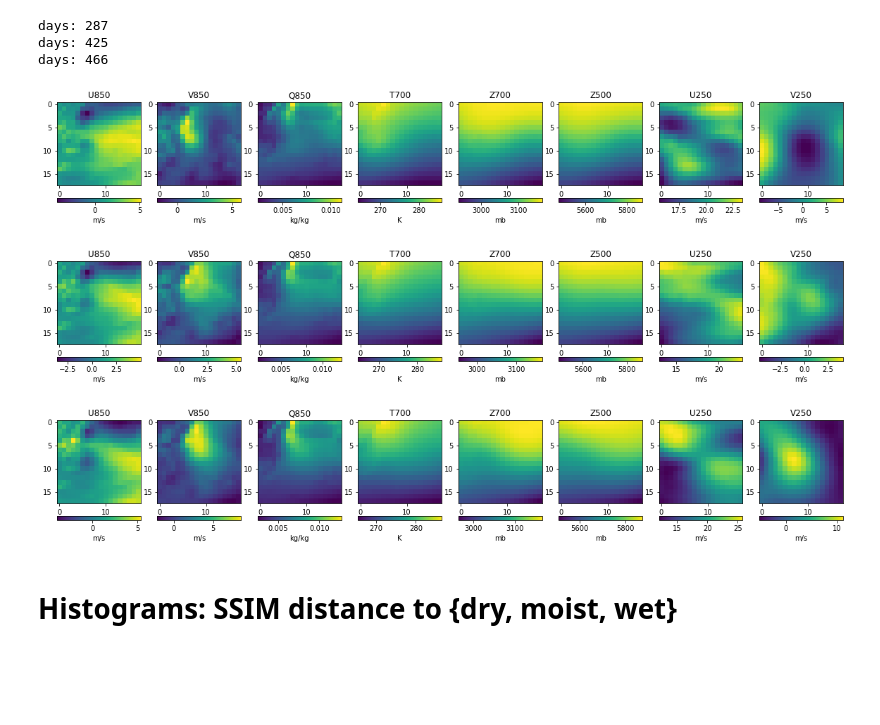
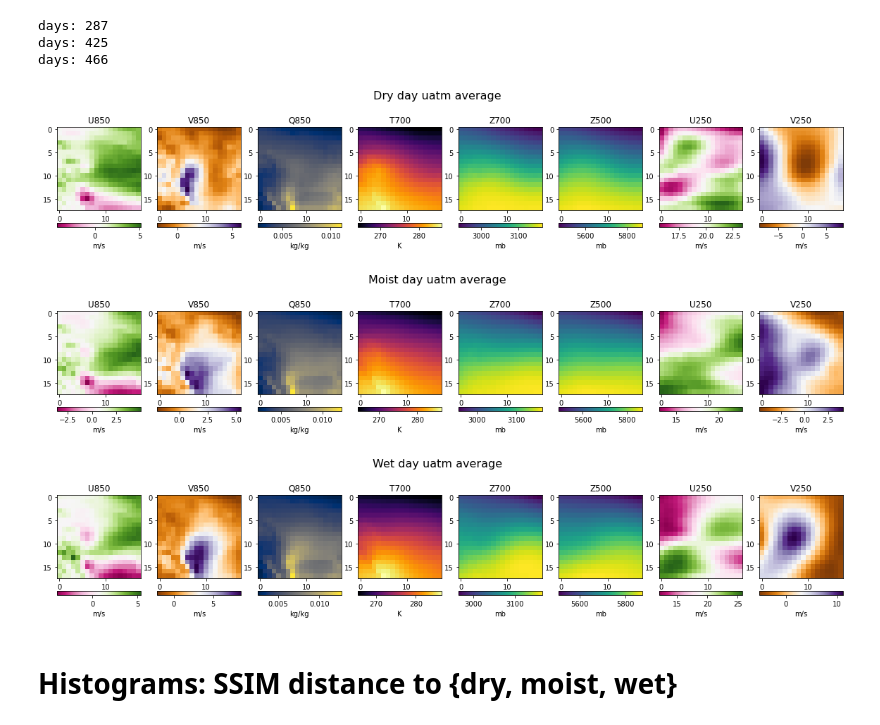
Before and after one commit to NCAR/ml-sm-dk-hf, a Jupyter notebook: notebooks/ssim_uatm_3classes.ipynb, the cells around one changed output. Cells and saved outputs as stored; diff of their text form; code cells hidden in the pictures; blank space fills up the shorter version.

Commit message:
Technicolor uverhaul of SSIM notebook w/ False positives graphs

```diff
--- a/notebooks/ssim_uatm_3classes.ipynb
+++ b/notebooks/ssim_uatm_3classes.ipynb
@@ -93,17 +93,21 @@ def plot_gridmet1234(ii):
     dv3[ii].plot(ax=ax3)
     dv4[ii].plot(ax=ax4)
 
-# plot average rain inputs
-def plot_8v(isample):
+def plot_8v_autoscale(isample, modelname):
     varmames = ['U850', 'V850', 'Q850', 'T700', 'Z700', 'Z500', 'U250', 'V250']
     units = ['m/s', 'm/s', 'kg/kg', 'K', 'mb', 'mb', 'm/s', 'm/s']
+    cmaps = ['PiYG', 'PuOr', 'cividis', 'inferno', 'viridis', 'viridis', 'PiYG', 'PuOr']
+
     fig, axarr = plt.subplots(1, 8, figsize = (20,20))
     for ii in range(8):
-        plot = axarr[ii].imshow(isample[ii][::-1])
+        #axarr[ii].set_title("Subplot row", fontsize=16)
+        plot = axarr[ii].imshow(isample[ii][::-1,:], cmap=cmaps[ii])
         cbar = fig.colorbar(plot, ax=axarr[ii], orientation="horizontal", fraction=0.046, pad=0.016)
         cbar.set_label(units[ii])
         axarr[ii].set_title(varmames[ii])
+    plt.suptitle(modelname, y=0.29, fontsize=16)
     plt.show()
+
 
 # plot_gridmet1234(1132)
 # plot_gridmet1234(3690)
@@ -187,13 +191,13 @@ days: 425
 days: 466
 # %%
 # plot average dry, moist, wet
-plot_8v(dryinput)
-plot_8v(moistinput)
-plot_8v(wetinput)
+plot_8v_autoscale(dryinput, 'Dry day uatm average')
+plot_8v_autoscale(moistinput, 'Moist day uatm average')
+plot_8v_autoscale(wetinput, 'Wet day uatm average')
 # %% [output]
-[figure, old version]
+[figure, new version]
-[figure, old version]
+[figure, new version]
-[figure, old version]
+[figure, new version]
 # %%
 # save these averages, for use by ssim_uatm_3class_distances.py
 np.save('/glade/scratch/dkorytin/erai-on-mpigrid/SSIM-DRY.ERAI.MPIGRID.1979-2018.npy', dryinput)
```
Also changed, not shown: parts of 25 cells of this notebook.
